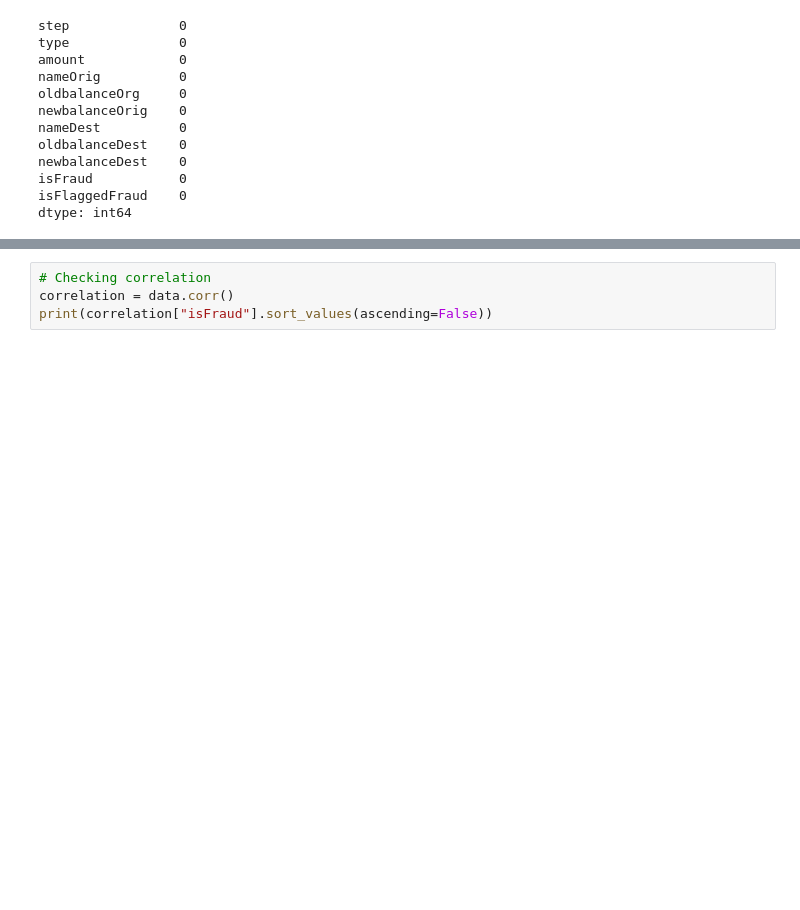
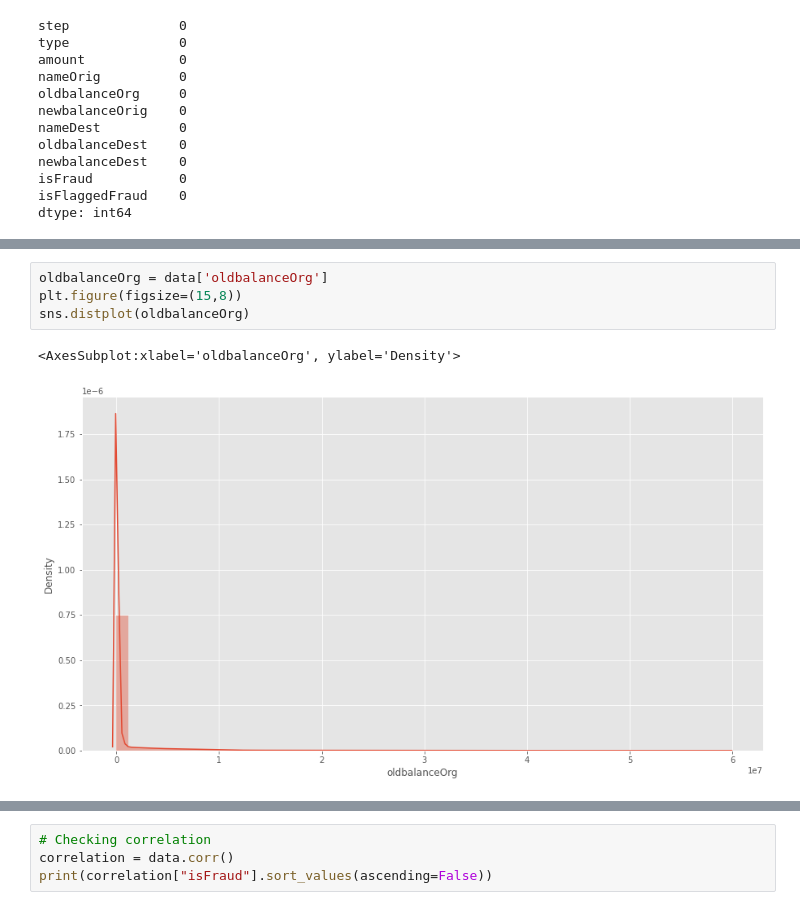
Before and after one commit to yazanattar99/creditCardFraudDetection, a Jupyter notebook: src/main.ipynb, the cells around one changed output, grey strips where cells are left out. Drawn from its saved outputs; the diff is of its cells as text; blank space fills up the shorter version.

```diff
--- a/src/main.ipynb
+++ b/src/main.ipynb
@@ -41,0 +96,7 @@ dtype: int64
+# %%
+oldbalanceOrg = data['oldbalanceOrg']
+plt.figure(figsize=(15,8))
+sns.distplot(oldbalanceOrg)
+# %% [output]
+<AxesSubplot:xlabel='oldbalanceOrg', ylabel='Density'>
+[figure, added]
```
Also changed, not shown: parts of 14 cells of this notebook.
